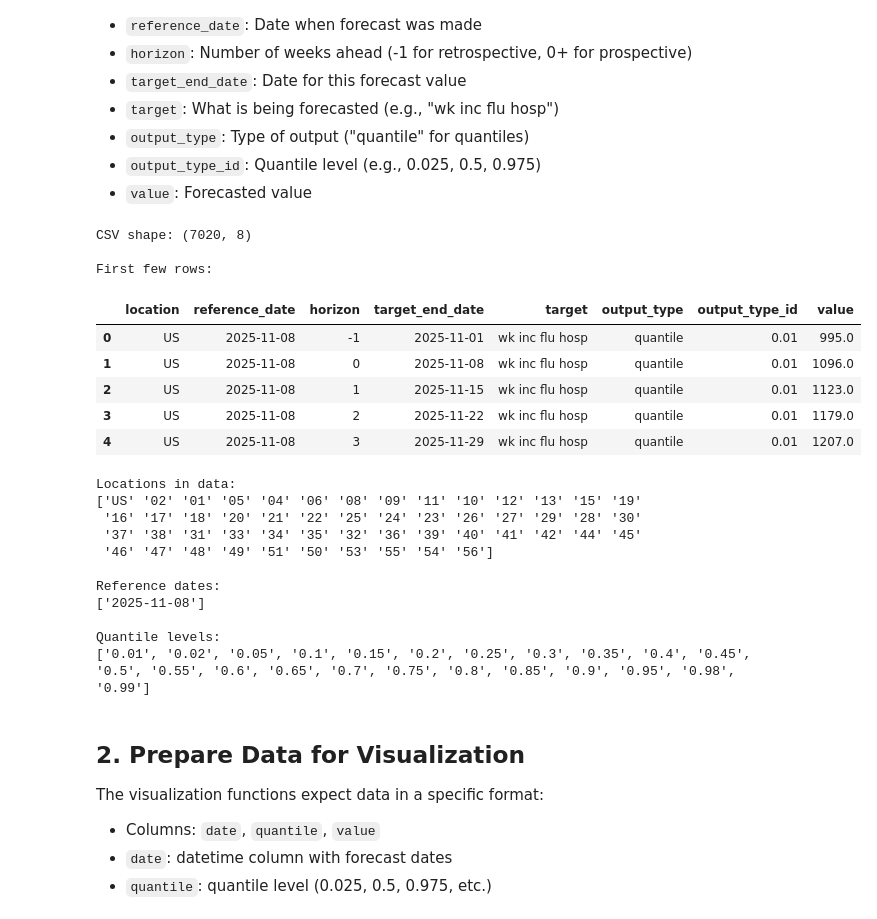
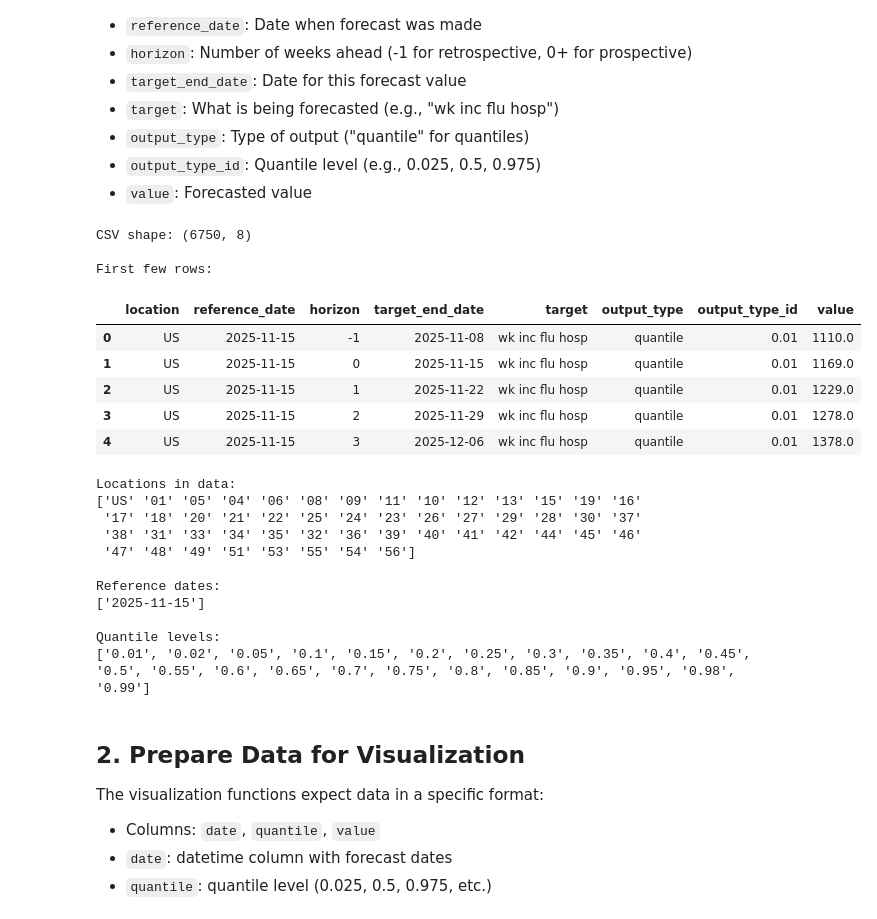
Before and after one commit to mobs-lab/epymodelingsuite, a Jupyter notebook: tutorials/Tutorial_Visualization_from_CSV.ipynb, the cells around one changed output. Drawn from its saved outputs; the diff is of its cells as text; code cells hidden in the pictures.

```diff
--- a/tutorials/Tutorial_Visualization_from_CSV.ipynb
+++ b/tutorials/Tutorial_Visualization_from_CSV.ipynb
@@ -38,23 +38,23 @@ Hub-formatted CSV files have the following structure:
 - `value`: Forecasted value
 # %%
 # Load the CSV file
-csv_path = "pipeline_flu_202546_top_fraction_202541-202546_20251118-184809-4535b279_outputs_output_hub_formatted (3).csv"
+csv_path = "/home/minami/Developer/epymodelingsuite__visualization/pipeline_flu_202546_smc_202541-202546_20251118-190056-1ec87327_outputs_output_hub_formatted.csv"
 df = pd.read_csv(csv_path)
 
 # Inspect the data
 print("CSV shape:", df.shape)
 print("\nFirst few rows:")
 df.head()
 # %% [output]
-CSV shape: (7020, 8)
+CSV shape: (6750, 8)
 
 First few rows:
 |  | location | reference_date | horizon | target_end_date | target | output_type | output_type_id | value |
-| 0 | US | 2025-11-08 | -1 | 2025-11-01 | wk inc flu hosp | quantile | 0.01 | 995.0 |
-| 1 | US | 2025-11-08 | 0 | 2025-11-08 | wk inc flu hosp | quantile | 0.01 | 1096.0 |
-| 2 | US | 2025-11-08 | 1 | 2025-11-15 | wk inc flu hosp | quantile | 0.01 | 1123.0 |
-| 3 | US | 2025-11-08 | 2 | 2025-11-22 | wk inc flu hosp | quantile | 0.01 | 1179.0 |
-| 4 | US | 2025-11-08 | 3 | 2025-11-29 | wk inc flu hosp | quantile | 0.01 | 1207.0 |
+| 0 | US | 2025-11-15 | -1 | 2025-11-08 | wk inc flu hosp | quantile | 0.01 | 1110.0 |
+| 1 | US | 2025-11-15 | 0 | 2025-11-15 | wk inc flu hosp | quantile | 0.01 | 1169.0 |
+| 2 | US | 2025-11-15 | 1 | 2025-11-22 | wk inc flu hosp | quantile | 0.01 | 1229.0 |
+| 3 | US | 2025-11-15 | 2 | 2025-11-29 | wk inc flu hosp | quantile | 0.01 | 1278.0 |
+| 4 | US | 2025-11-15 | 3 | 2025-12-06 | wk inc flu hosp | quantile | 0.01 | 1378.0 |
 # %%
 # Check available locations
 print("Locations in data:")
@@ -70,13 +70,13 @@ print("\nQuantile levels:")
 print(sorted(df[df['output_type'] == 'quantile']['output_type_id'].unique()))
 # %% [output]
 Locations in data:
-['US' '02' '01' '05' '04' '06' '08' '09' '11' '10' '12' '13' '15' '19'
- '16' '17' '18' '20' '21' '22' '25' '24' '23' '26' '27' '29' '28' '30'
- '37' '38' '31' '33' '34' '35' '32' '36' '39' '40' '41' '42' '44' '45'
- '46' '47' '48' '49' '51' '50' '53' '55' '54' '56']
+['US' '01' '05' '04' '06' '08' '09' '11' '10' '12' '13' '15' '19' '16'
+ '17' '18' '20' '21' '22' '25' '24' '23' '26' '27' '29' '28' '30' '37'
+ '38' '31' '33' '34' '35' '32' '36' '39' '40' '41' '42' '44' '45' '46'
+ '47' '48' '49' '51' '53' '55' '54' '56']
 
 Reference dates:
-['2025-11-08']
+['2025-11-15']
 
 Quantile levels:
 ['0.01', '0.02', '0.05', '0.1', '0.15', '0.2', '0.25', '0.3', '0.35', '0.4', '0.45', '0.5', '0.55', '0.6', '0.65', '0.7', '0.75', '0.8', '0.85', '0.9', '0.95', '0.98', '0.99']
```
Also changed, not shown: parts of 7 cells of this notebook, 1 other file.
